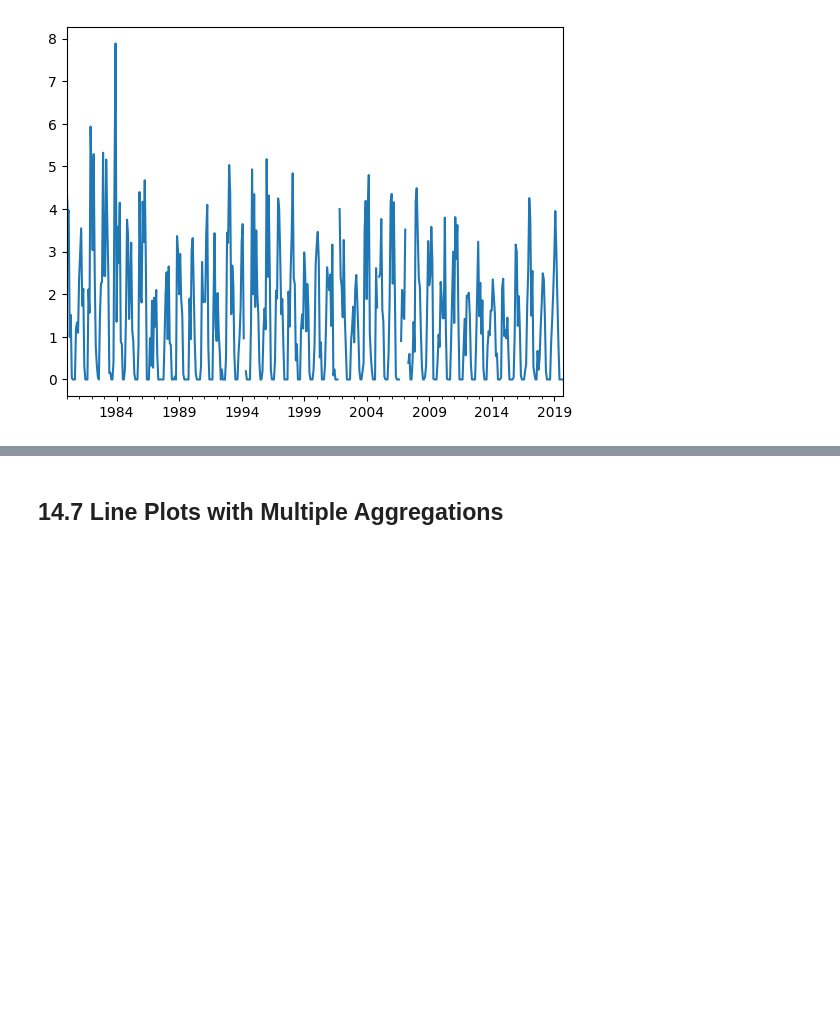
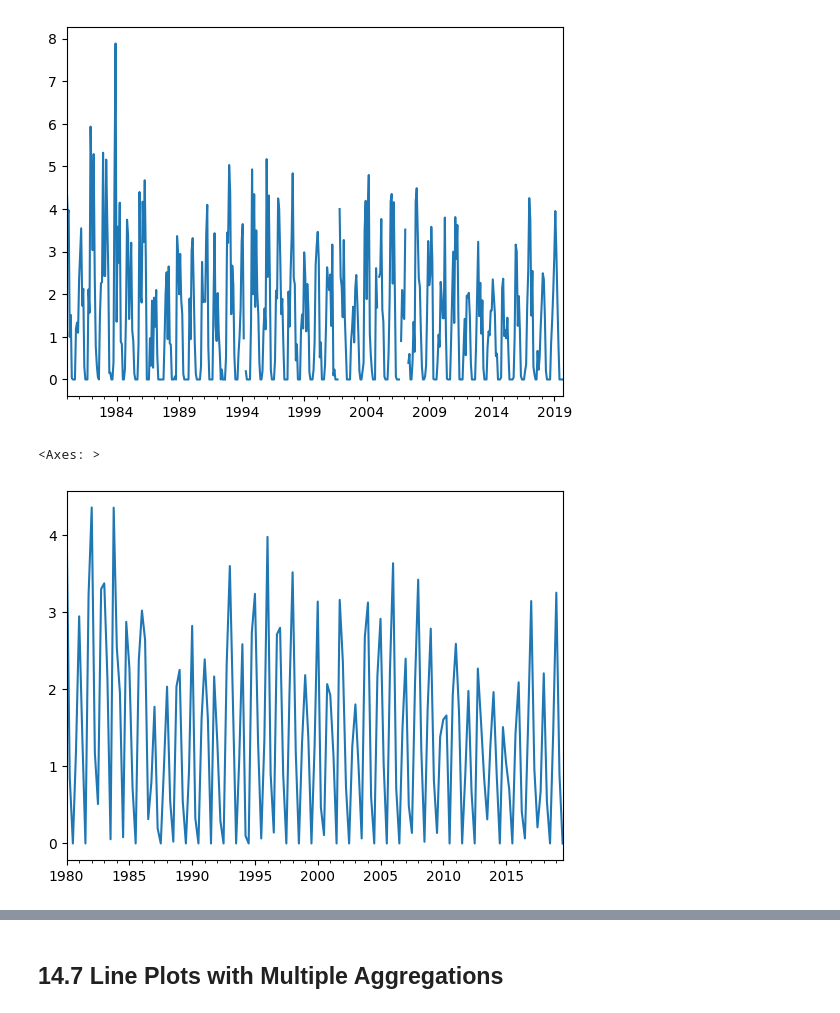
Before and after one commit to stevechengnyc/effective-pandas, a Jupyter notebook: 14-plotting-with-a-series.ipynb, the cells around one changed output, grey strips where cells are left out. Cells and saved outputs as stored; diff of their text form; code cells hidden in the pictures; blank space fills up the shorter version.

```diff
--- a/14-plotting-with-a-series.ipynb
+++ b/14-plotting-with-a-series.ipynb
@@ -109,3 +114,8 @@ snow[snow>0].plot.line()
 # %% [output]
 <Axes: >
 [figure]
+# %%
+snow.resample('QE').mean().plot.line()
+# %% [output]
+<Axes: >
+[figure, added]
```
Also changed, not shown: parts of 26 cells of this notebook.
